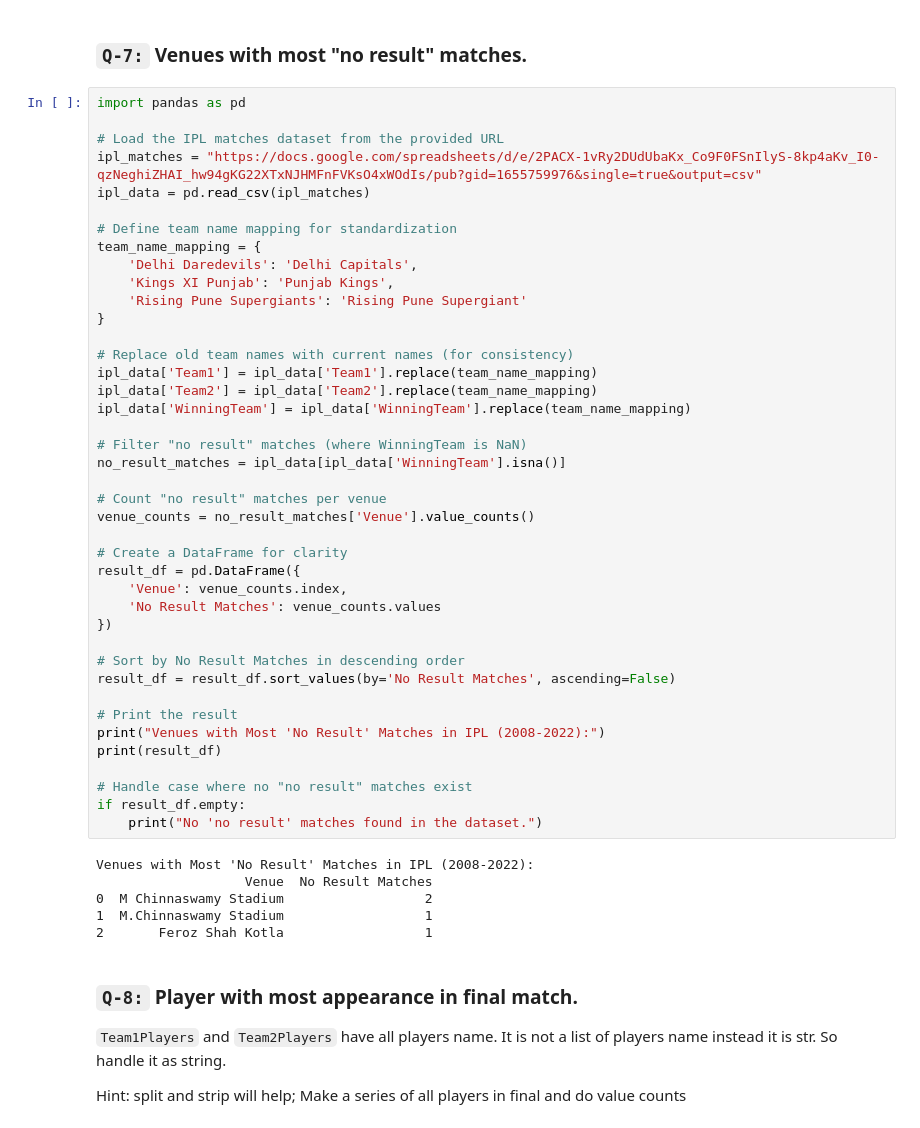
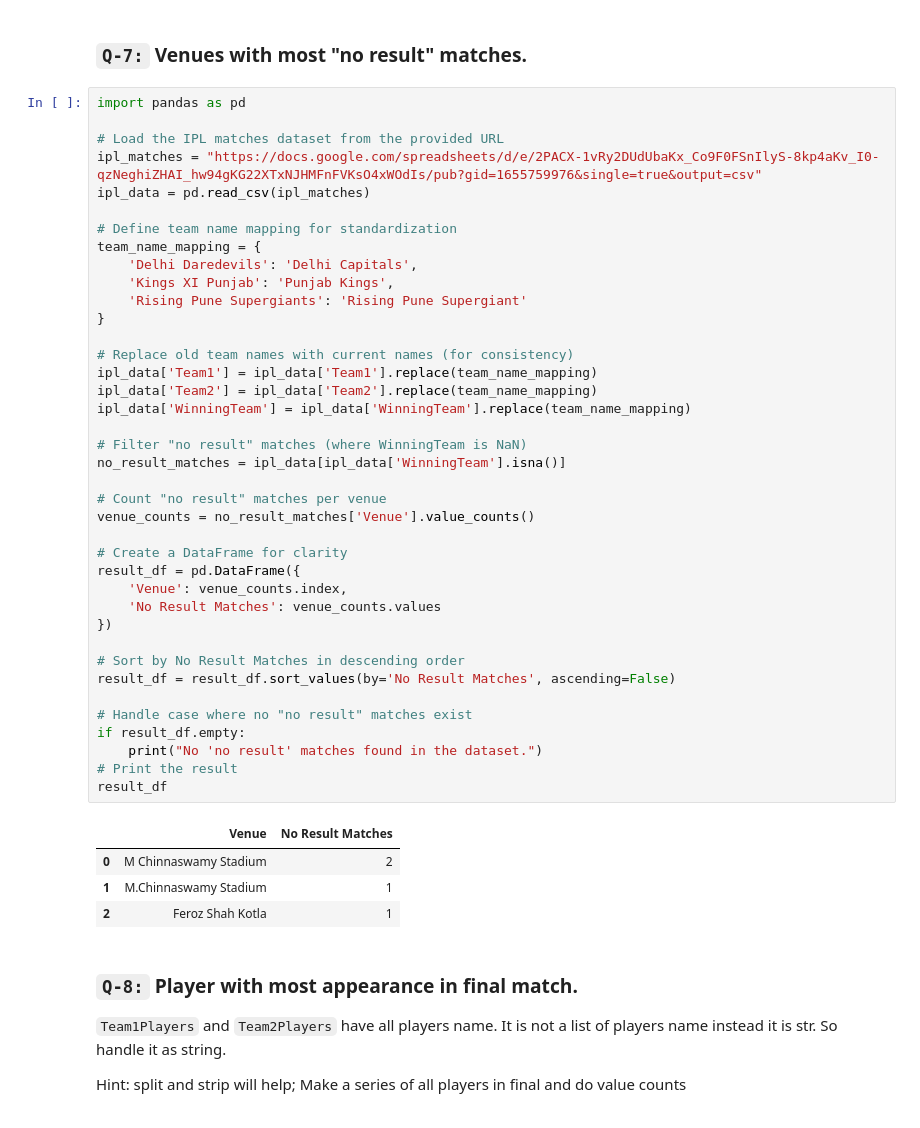
Before and after one commit to BhautikVekariya21/dsc, a Jupyter notebook: pandas/task18.ipynb, the cells around one changed output. Drawn from its saved outputs; the diff is of its cells as text.

```diff
--- a/pandas/task18.ipynb
+++ b/pandas/task18.ipynb
@@ -508,42 +525,39 @@ ipl_data = pd.read_csv(ipl_matches)
 team_name_mapping = {
     'Delhi Daredevils': 'Delhi Capitals',
     'Kings XI Punjab': 'Punjab Kings',
     'Rising Pune Supergiants': 'Rising Pune Supergiant'
 }
 
 # Replace old team names with current names (for consistency)
 ipl_data['Team1'] = ipl_data['Team1'].replace(team_name_mapping)
 ipl_data['Team2'] = ipl_data['Team2'].replace(team_name_mapping)
 ipl_data['WinningTeam'] = ipl_data['WinningTeam'].replace(team_name_mapping)
 
 # Filter "no result" matches (where WinningTeam is NaN)
 no_result_matches = ipl_data[ipl_data['WinningTeam'].isna()]
 
 # Count "no result" matches per venue
 venue_counts = no_result_matches['Venue'].value_counts()
 
 # Create a DataFrame for clarity
 result_df = pd.DataFrame({
     'Venue': venue_counts.index,
     'No Result Matches': venue_counts.values
 })
 
 # Sort by No Result Matches in descending order
 result_df = result_df.sort_values(by='No Result Matches', ascending=False)
 
-# Print the result
-print("Venues with Most 'No Result' Matches in IPL (2008-2022):")
-print(result_df)
-
 # Handle case where no "no result" matches exist
 if result_df.empty:
     print("No 'no result' matches found in the dataset.")
+# Print the result
+result_df
 # %% [output]
-Venues with Most 'No Result' Matches in IPL (2008-2022):
-                   Venue  No Result Matches
-0  M Chinnaswamy Stadium                  2
-1  M.Chinnaswamy Stadium                  1
-2       Feroz Shah Kotla                  1
+|  | Venue | No Result Matches |
+| 0 | M Chinnaswamy Stadium | 2 |
+| 1 | M.Chinnaswamy Stadium | 1 |
+| 2 | Feroz Shah Kotla | 1 |
 # %% [markdown]
 ### `Q-8:` Player with most appearance in final match.
 
```
Also changed, not shown: parts of 7 cells of this notebook, 1 other file.
